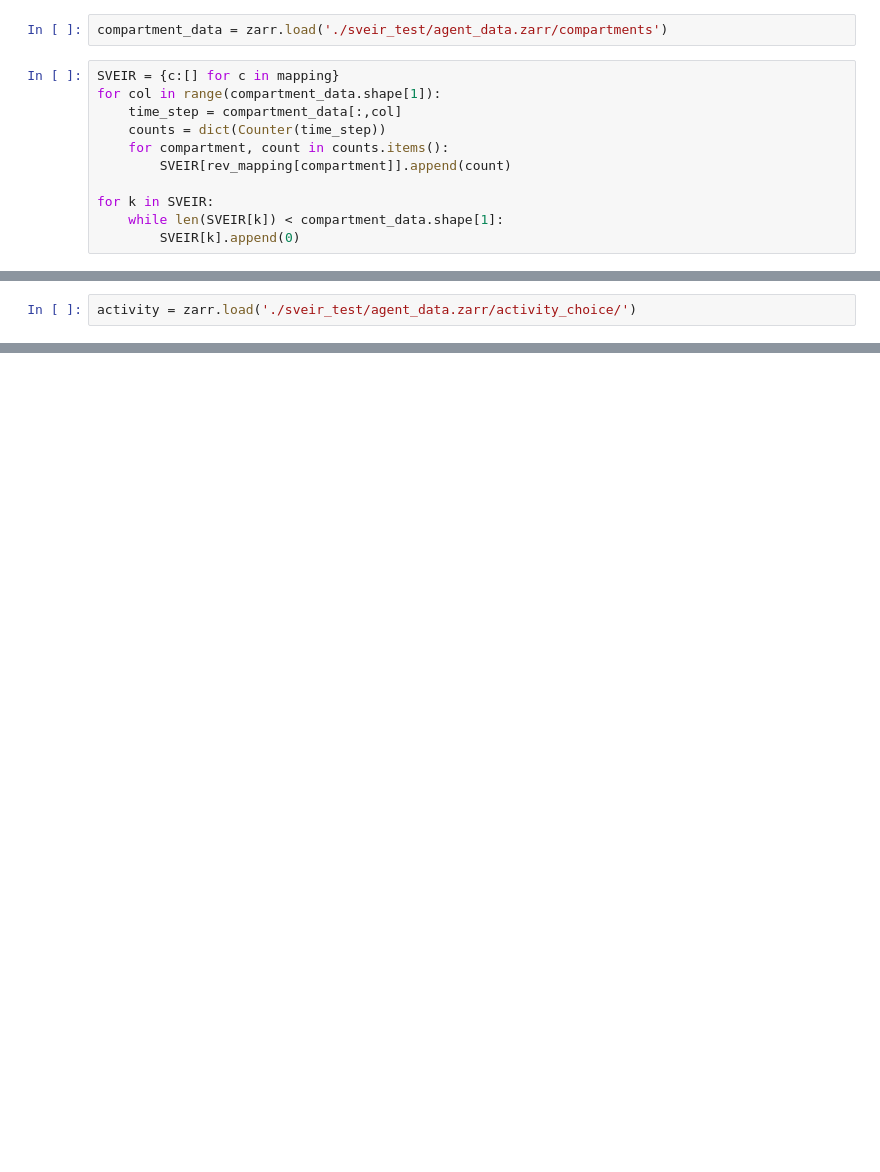
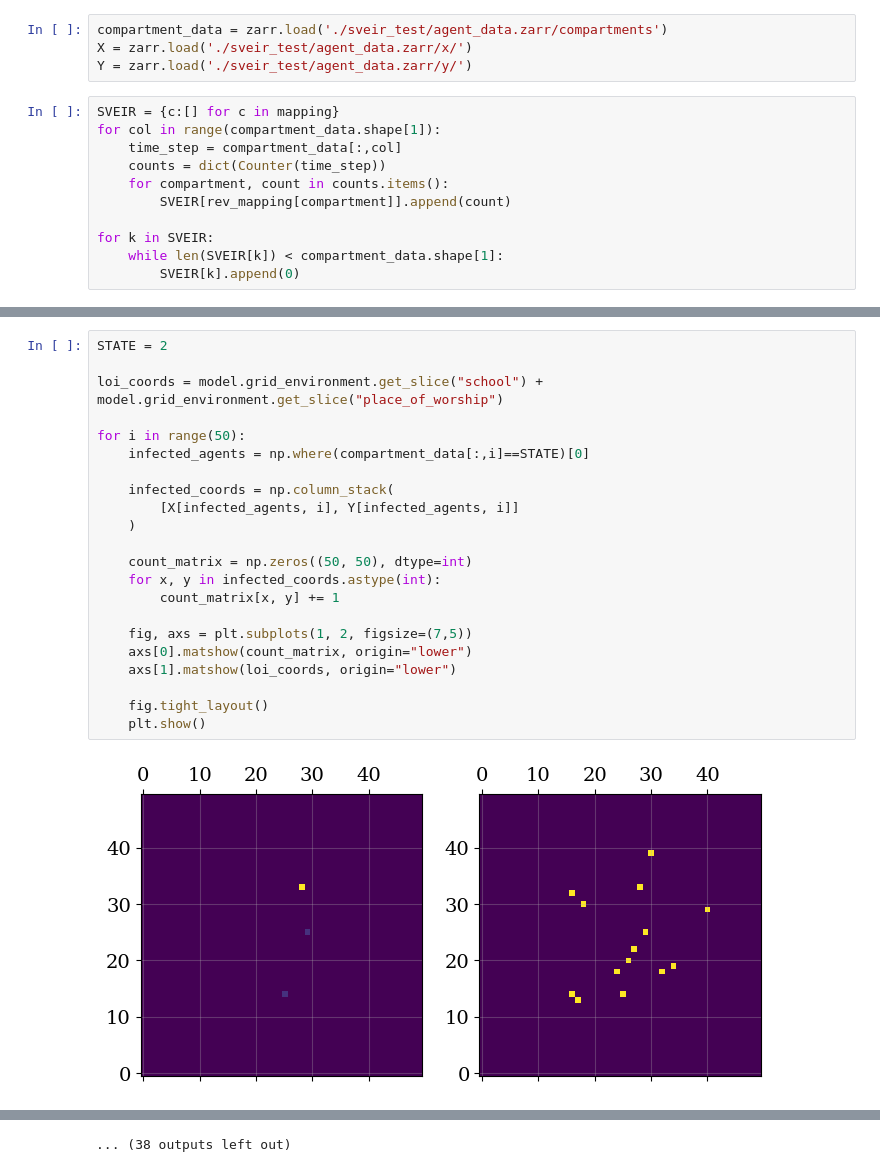
Before and after one commit to SDCCA/DGL-PTM, a Jupyter notebook: DGL_testing/misc_testing.ipynb, the cells around one changed output, grey strips where cells are left out. Saved outputs shown, nothing was run; the diff lists cells and outputs as text; blank space fills up the shorter version.

```diff
--- a/DGL_testing/misc_testing.ipynb
+++ b/DGL_testing/misc_testing.ipynb
@@ -323,6 +323,8 @@ mapping = {
 rev_mapping = {v:k for k,v in mapping.items()}
 # %%
 compartment_data = zarr.load('./sveir_test/agent_data.zarr/compartments')
+X = zarr.load('./sveir_test/agent_data.zarr/x/')
+Y = zarr.load('./sveir_test/agent_data.zarr/y/')
 # %%
 SVEIR = {c:[] for c in mapping}
 for col in range(compartment_data.shape[1]):
@@ -350,2 +352,24 @@ plt.show()
-# %%
-activity = zarr.load('./sveir_test/agent_data.zarr/activity_choice/')
+# %%
+STATE = 2
+
+loi_coords = model.grid_environment.get_slice("school") + model.grid_environment.get_slice("place_of_worship")
+
+for i in range(50):
+    infected_agents = np.where(compartment_data[:,i]==STATE)[0]
+
+    infected_coords = np.column_stack(
+        [X[infected_agents, i], Y[infected_agents, i]]
+    )
+
+    count_matrix = np.zeros((50, 50), dtype=int)
+    for x, y in infected_coords.astype(int):
+        count_matrix[x, y] += 1
+
+    fig, axs = plt.subplots(1, 2, figsize=(7,5))
+    axs[0].matshow(count_matrix, origin="lower")
+    axs[1].matshow(loi_coords, origin="lower")
+
+    fig.tight_layout()
+    plt.show()
+# %% [output]
+[figure, added]
@@ -351,0 +387 @@ activity = zarr.load('./sveir_test/agent_data.zarr/activity_choice/')
+... (38 outputs left out)
```
Also changed, not shown: parts of 4 cells of this notebook.
